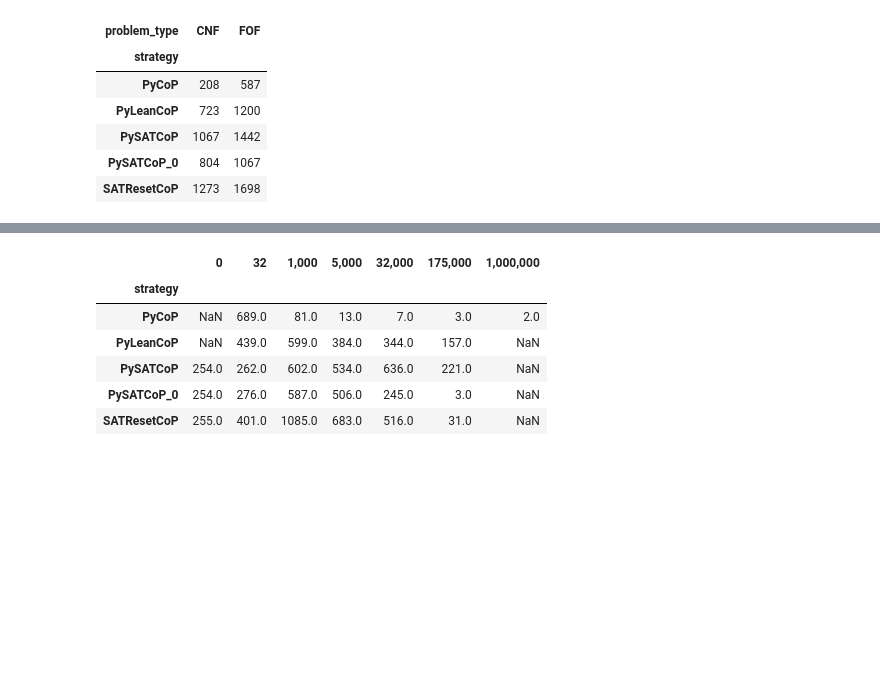
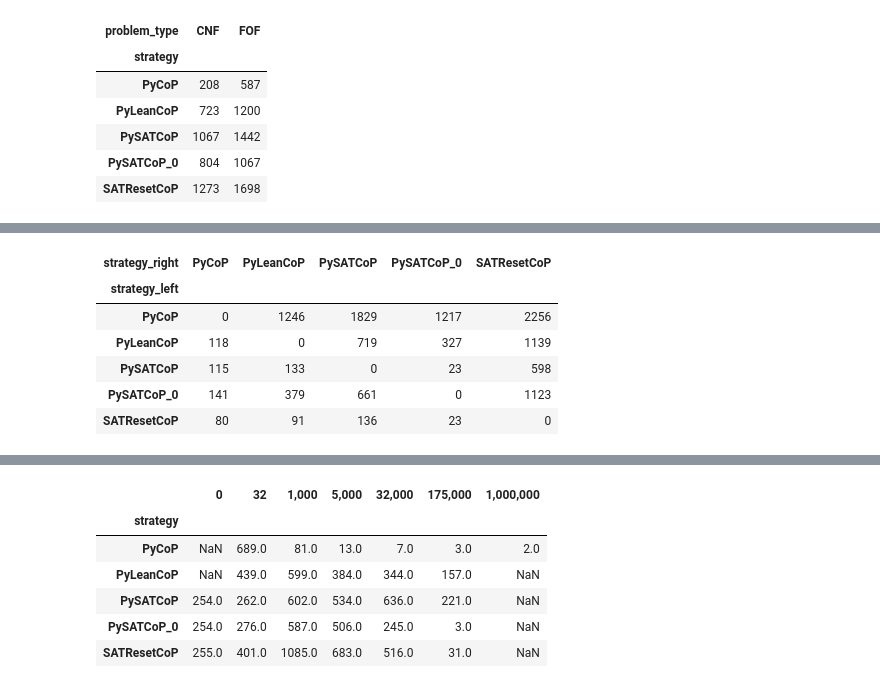
Before and after one commit to mfixman/connections, a Jupyter notebook: jupyter/Vampire.ipynb, the cells around one changed output, grey strips where cells are left out. Saved outputs shown, nothing was run; the diff lists cells and outputs as text; code cells hidden in the pictures; blank space fills up the shorter version.

```diff
--- a/jupyter/Vampire.ipynb
+++ b/jupyter/Vampire.ipynb
@@ -225,3 +245,13 @@ merged = pandas.merge(
+# %%
+values.unstack(level = 'strategy_right', fill_value = 0)
+# %% [output]
+| strategy_right | PyCoP | PyLeanCoP | PySATCoP | PySATCoP_0 | SATResetCoP |
+| strategy_left |  |  |  |  |  |
+| PyCoP | 0 | 1246 | 1829 | 1217 | 2256 |
+| PyLeanCoP | 118 | 0 | 719 | 327 | 1139 |
+| PySATCoP | 115 | 133 | 0 | 23 | 598 |
+| PySATCoP_0 | 141 | 379 | 661 | 0 | 1123 |
+| SATResetCoP | 80 | 91 | 136 | 23 | 0 |
 # %%
 pyplot.rcParams['figure.figsize'] = (4, 4)
 values = (
```
Also changed, not shown: parts of 9 cells of this notebook, 12 other files.
